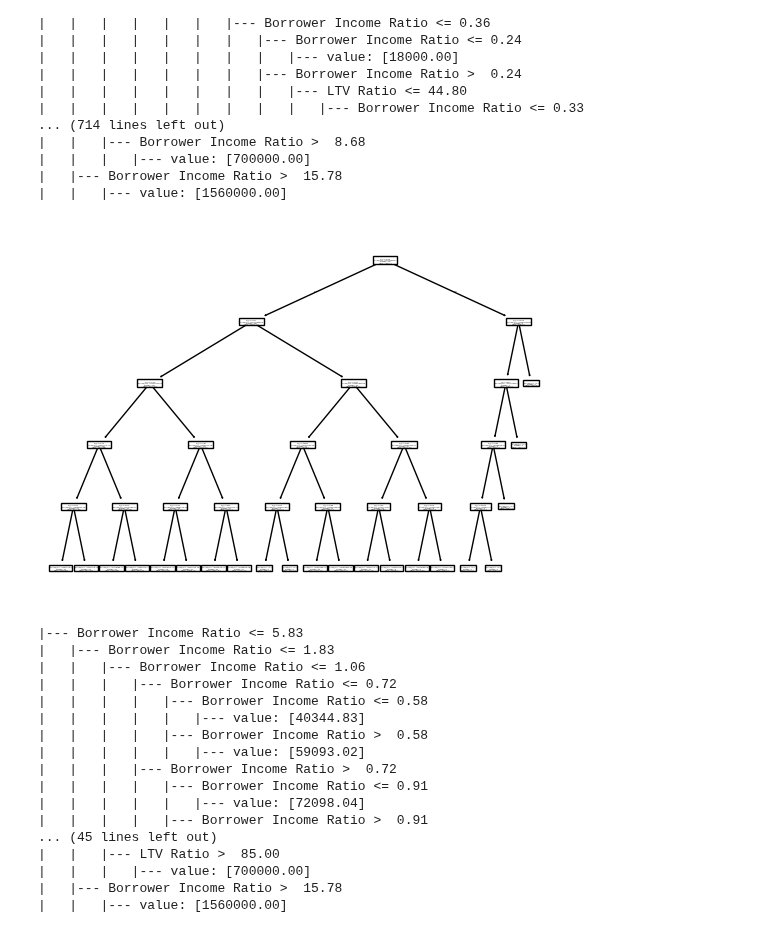
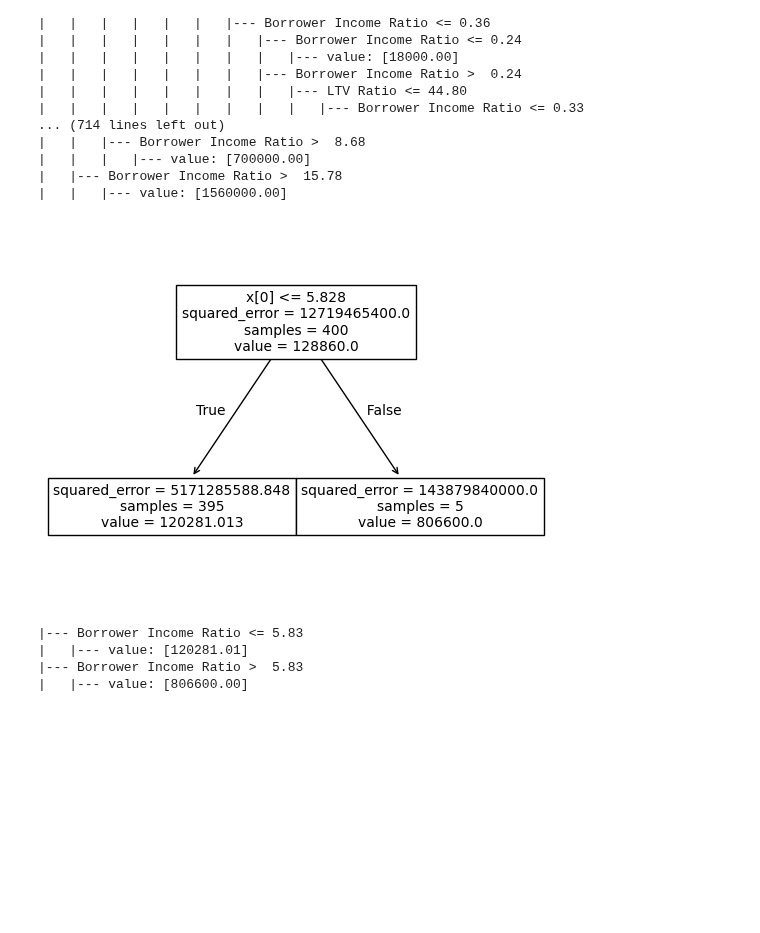
Before and after one commit to KunalNeon/CommBank, a Jupyter notebook: dataSet.ipynb, the cells around one changed output. Saved outputs shown, nothing was run; the diff lists cells and outputs as text; code cells hidden in the pictures; blank space fills up the shorter version.

```diff
--- a/dataSet.ipynb
+++ b/dataSet.ipynb
@@ -478,41 +478,28 @@ print(rules)
 # %%
 from sklearn.tree import DecisionTreeRegressor, plot_tree
 from sklearn.model_selection import train_test_split
 from sklearn.metrics import mean_squared_error, r2_score
 X=dataSet[["Borrower Income Ratio", "LTV Ratio"]]
 y=dataSet["Borrower Annual Income"]
 X_train,X_test, y_train, y_test=train_test_split(X,y, test_size=0.2, random_state=42)
 model = DecisionTreeRegressor(
     criterion='squared_error',
-    max_depth=5,
+    max_depth=1,
     random_state=42
 )
 
 
 model.fit(X_train, y_train)
 plot_tree(model)
 myplot.show()
 rules=export_text(model, feature_names=X_train.columns)
 print(rules)
 # %% [output]
-[figure, old version]
+[figure, new version]
 |--- Borrower Income Ratio <= 5.83
-|   |--- Borrower Income Ratio <= 1.83
-|   |   |--- Borrower Income Ratio <= 1.06
-|   |   |   |--- Borrower Income Ratio <= 0.72
-|   |   |   |   |--- Borrower Income Ratio <= 0.58
-|   |   |   |   |   |--- value: [40344.83]
-|   |   |   |   |--- Borrower Income Ratio >  0.58
-|   |   |   |   |   |--- value: [59093.02]
-|   |   |   |--- Borrower Income Ratio >  0.72
-|   |   |   |   |--- Borrower Income Ratio <= 0.91
-|   |   |   |   |   |--- value: [72098.04]
-|   |   |   |   |--- Borrower Income Ratio >  0.91
-... (45 lines left out)
-|   |   |--- LTV Ratio >  85.00
-|   |   |   |--- value: [700000.00]
-|   |--- Borrower Income Ratio >  15.78
-|   |   |--- value: [1560000.00]
+|   |--- value: [120281.01]
+|--- Borrower Income Ratio >  5.83
+|   |--- value: [806600.00]
 # %%
 from sklearn.tree import DecisionTreeRegressor, plot_tree
 from sklearn.model_selection import train_test_split
```
Also changed, not shown: parts of 3 cells of this notebook.
